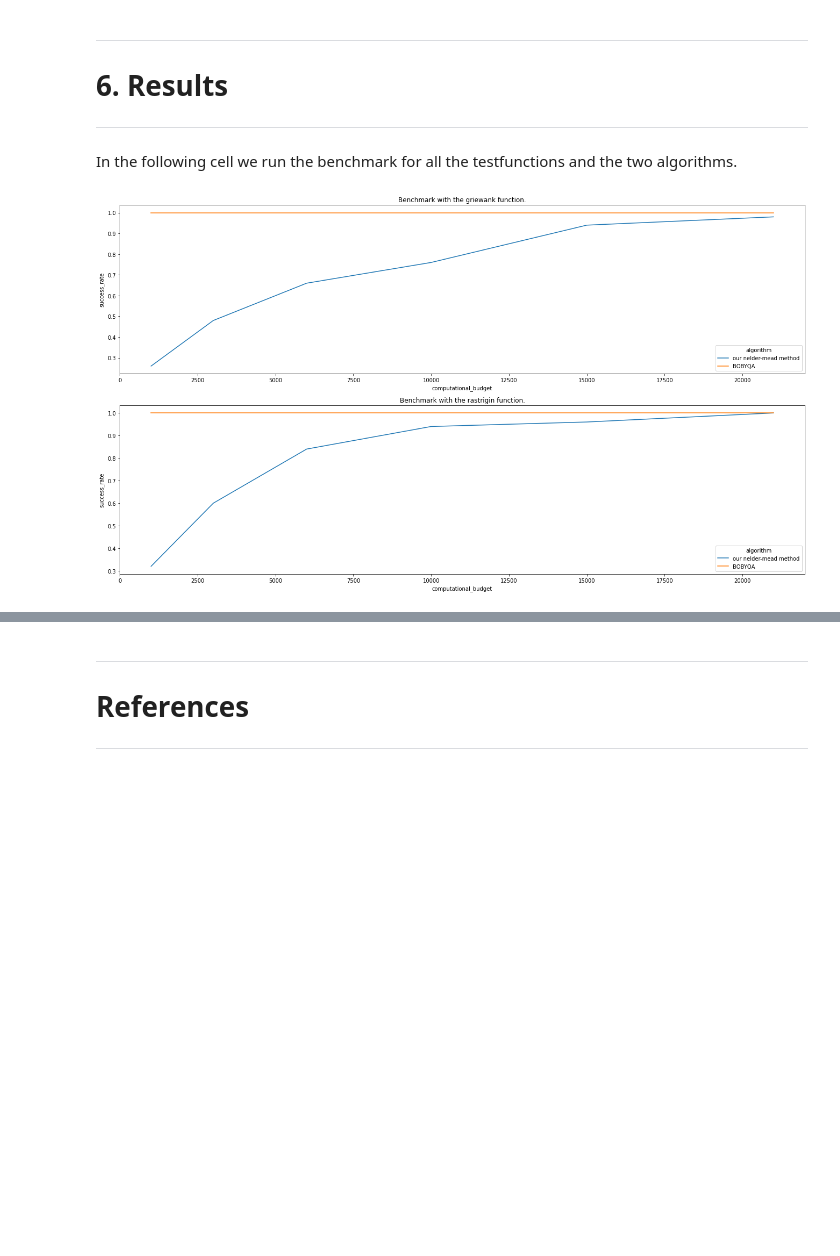
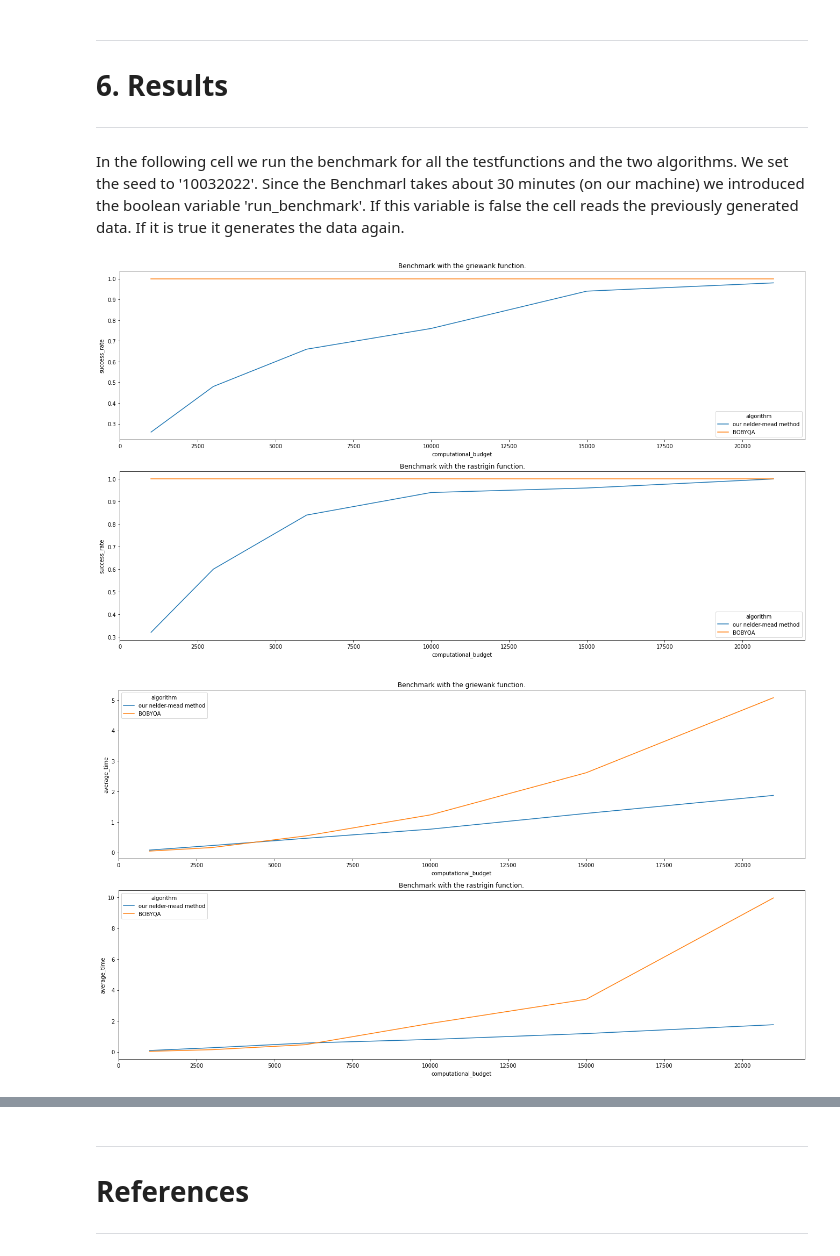
Before and after one commit to OpenSourceEconomics/ose-scientific-computing-course-wirecard, a Jupyter notebook: eppe_abgabe.ipynb, the cells around one changed output, grey strips where cells are left out. Saved outputs shown, nothing was run; the diff lists cells and outputs as text; code cells hidden in the pictures; blank space fills up the shorter version.

Commit message:
Uploading results from Benchmark.

```diff
--- a/eppe_abgabe.ipynb
+++ b/eppe_abgabe.ipynb
@@ -295,8 +295,8 @@ The first three measures affect how the algorithms perform. For now we are going
 ---
 # 6. Results
 ---
-# %% [markdown]
-In the following cell we run the benchmark for all the testfunctions and the two algorithms.
+# %% [markdown]
+In the following cell we run the benchmark for all the testfunctions and the two algorithms. We set the seed to '10032022'. Since the Benchmarl takes about 30 minutes (on our machine) we introduced the boolean variable 'run_benchmark'. If this variable is false the cell reads the previously generated data. If it is true it generates the data again.
 # %%
 import numpy as np
 import pandas as pd
@@ -331,6 +331,8 @@ dimension = 2
 domain_center = [0,0]
 domain_radius = 100
 names_of_functions = ["griewank","rastrigin"]#, "rosenbrock"]
+
+# This variable lets you re run the Benchmark
 run_benchmark = False
 
 if run_benchmark == True:
@@ -358,35 +360,47 @@ if run_benchmark == True:
     df_nelder_mead_rosenbrock = run_smart_benchmark(global_nelder_mead_method,rosenbrock,[1,1],computational_budgets,domain_center,domain_radius,dimension,number_of_optimizations,algorithm_name = "our nelder-mead method",test_function_name="rosenbrock")
     df_BOBYQA_rosenbrock = run_smart_benchmark(global_optimization_BOBYQA,rosenbrock,[1,1],computational_budgets,domain_center,domain_radius,dimension,number_of_optimizations,algorithm_name = "BOBYQA",test_function_name="rosenbrock")
     df_rosenbrock = pd.concat([df_nelder_mead_rosenbrock,df_BOBYQA_rosenbrock],ignore_index=True)
 
     print("\n Third set done \n")
 
     # safe data
     df_rosenbrock.to_csv('data/Results/df_rosenbrock.csv')
 
     """
 else:
-    df_r = pd.read_csv('data/Results/df_rastrigin.csv',names=["algorithm","test_function","computational_budget","sample_size","success_rate","average_time","average_function_evaluations"])
-    df_g = pd.read_csv('data/Results/df_griewank.csv',names=["algorithm","test_function","computational_budget","sample_size","success_rate","average_time","average_function_evaluations"])
+    df_rastrigin = pd.read_csv('data/Results/df_rastrigin.csv',names=["algorithm","test_function","computational_budget","sample_size","success_rate","average_time","average_function_evaluations"])
+    df_griewank = pd.read_csv('data/Results/df_griewank.csv',names=["algorithm","test_function","computational_budget","sample_size","success_rate","average_time","average_function_evaluations"])
     # df_r = pd.read_csv('data/Results/df_rosenbrock.csv',names=["algorithm","test_function","computational_budget","sample_size","success_rate","average_time","average_function_evaluations"])
 
 # concatinate data
 df = pd.concat([df_griewank,df_rastrigin,df_rosenbrock],ignore_index=True)
 
 
 
-# plot data
+# plot data - success rate
 fig, axes = plt.subplots(ncols=1, nrows=2)
 fig.set_size_inches(18.5, 10.5, forward=True)
 
 
 
 for function, achse in zip(names_of_functions, axes.flat):
     sns.lineplot(ax = achse, x="computational_budget", y="success_rate", hue="algorithm", data=df.loc[df['test_function']==function])
     achse.set_title("Benchmark with the " + function + " function.")
 plt.tight_layout()
 plt.show()
+
+
+# plot data - average time
+fig, axes = plt.subplots(ncols=1, nrows=2)
+fig.set_size_inches(18.5, 10.5, forward=True)
+
+for function, achse in zip(names_of_functions, axes.flat):
+    sns.lineplot(ax = achse, x="computational_budget", y="average_time", hue="algorithm", data=df.loc[df['test_function']==function])
+    achse.set_title("Benchmark with the " + function + " function.")
+plt.tight_layout()
+plt.show()
 # %% [output]
 [figure]
+[figure, added]
 # %% [markdown]
 Looking at the graphs it becomes very clear, that the BOBYQA-algorithm outperforms our nelder-mead method by such a wide margin for the griewank and rastrigin function that the latter can not be considered in any sense usefull compared to the BOBYQA-algorithm. With a computational Budget of just 1000 the BOBYQA already reaches a success rate very close to 1 for all considered testfunctions, while our nelder-mead method doesnt reach a succes rate above 0.95 even with a computational budget of 20000 for the griewank and rastrigin function. This is most likely the case because the our nelder-mead method misidentifies some of the many local minima of the griewank and rastrigin function for the global optimum. This hypothesis is supported by the fact that for the rosenbrock function that has only one local optimum our nelder-mead method finds the optimum with similar accuracy like the BOBYQA-algorithm.
```
Also changed, not shown: parts of 1 cell of this notebook.
